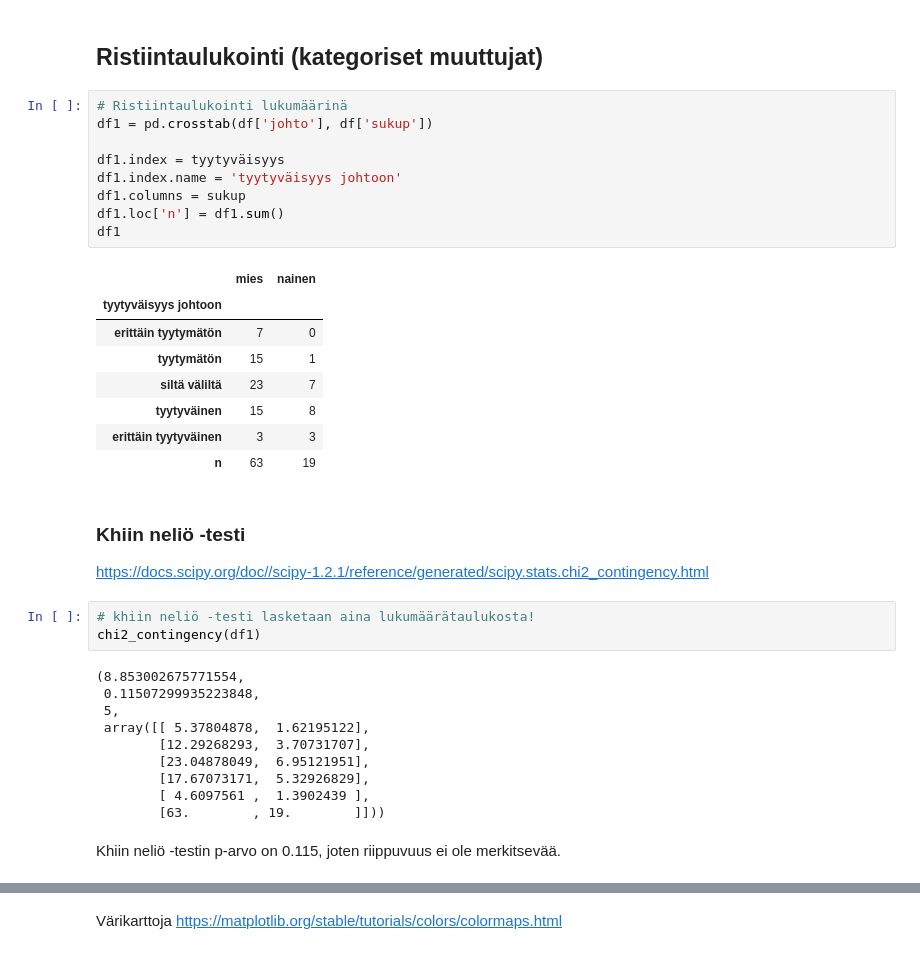
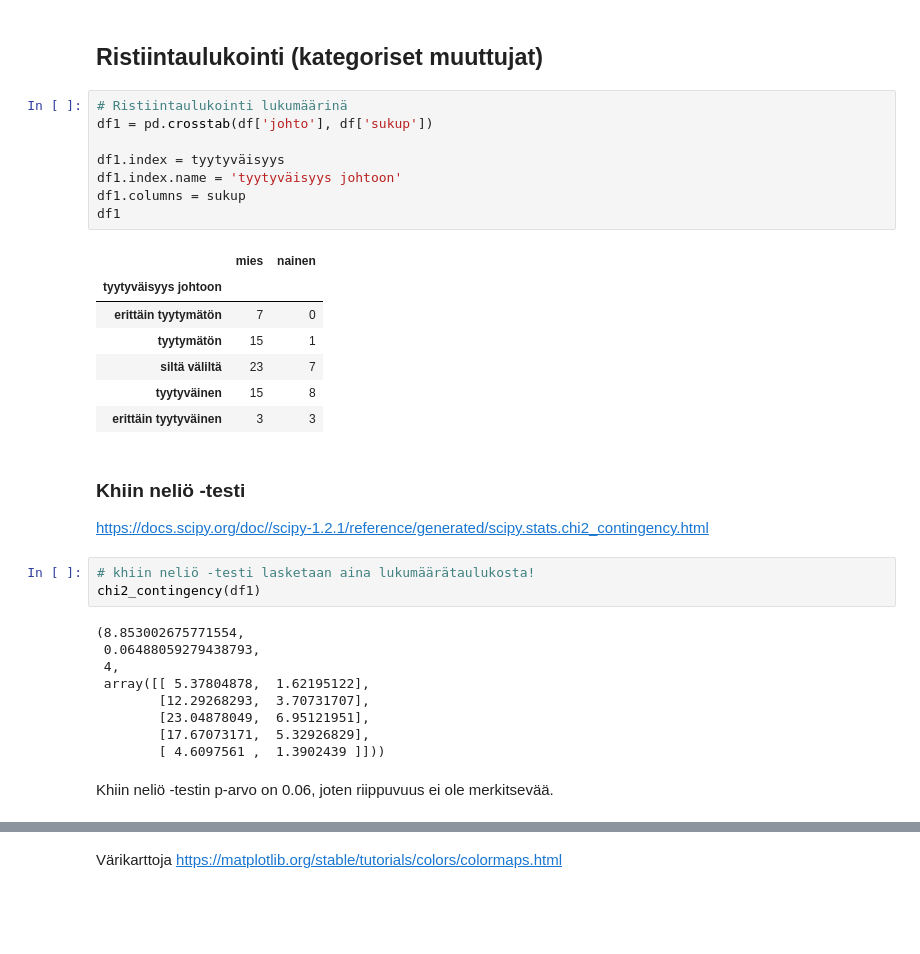
Before and after one commit to taanila/selittava, a Jupyter notebook: selittava.ipynb, the cells around one changed output, grey strips where cells are left out. Cells and saved outputs as stored; diff of their text form; blank space fills up the shorter version.

```diff
--- a/selittava.ipynb
+++ b/selittava.ipynb
@@ -98,21 +98,19 @@ df
 # %%
 # Ristiintaulukointi lukumäärinä
 df1 = pd.crosstab(df['johto'], df['sukup'])
 
 df1.index = tyytyväisyys
 df1.index.name = 'tyytyväisyys johtoon'
 df1.columns = sukup
-df1.loc['n'] = df1.sum()
 df1
 # %% [output]
 |  | mies | nainen |
 | tyytyväisyys johtoon |  |  |
 | erittäin tyytymätön | 7 | 0 |
 | tyytymätön | 15 | 1 |
 | siltä väliltä | 23 | 7 |
 | tyytyväinen | 15 | 8 |
 | erittäin tyytyväinen | 3 | 3 |
-| n | 63 | 19 |
 # %% [markdown]
 ### Khiin neliö -testi
 
@@ -122,16 +120,15 @@ https://docs.scipy.org/doc//scipy-1.2.1/reference/generated/scipy.stats.chi2_con
 chi2_contingency(df1)
 # %% [output]
 (8.853002675771554,
- 0.11507299935223848,
- 5,
+ 0.06488059279438793,
+ 4,
  array([[ 5.37804878,  1.62195122],
         [12.29268293,  3.70731707],
         [23.04878049,  6.95121951],
         [17.67073171,  5.32926829],
-        [ 4.6097561 ,  1.3902439 ],
-        [63.        , 19.        ]]))
+        [ 4.6097561 ,  1.3902439 ]]))
 # %% [markdown]
-Khiin neliö -testin p-arvo on 0.115, joten riippuvuus ei ole merkitsevää.
+Khiin neliö -testin p-arvo on 0.06, joten riippuvuus ei ole merkitsevää.
 # %%
 # Ristiintaulukointi pylväinä
 # drop-funktiolla pudotetaan n-rivi pois ennen kaavion laatimista
```
Also changed, not shown: parts of 7 cells of this notebook.
